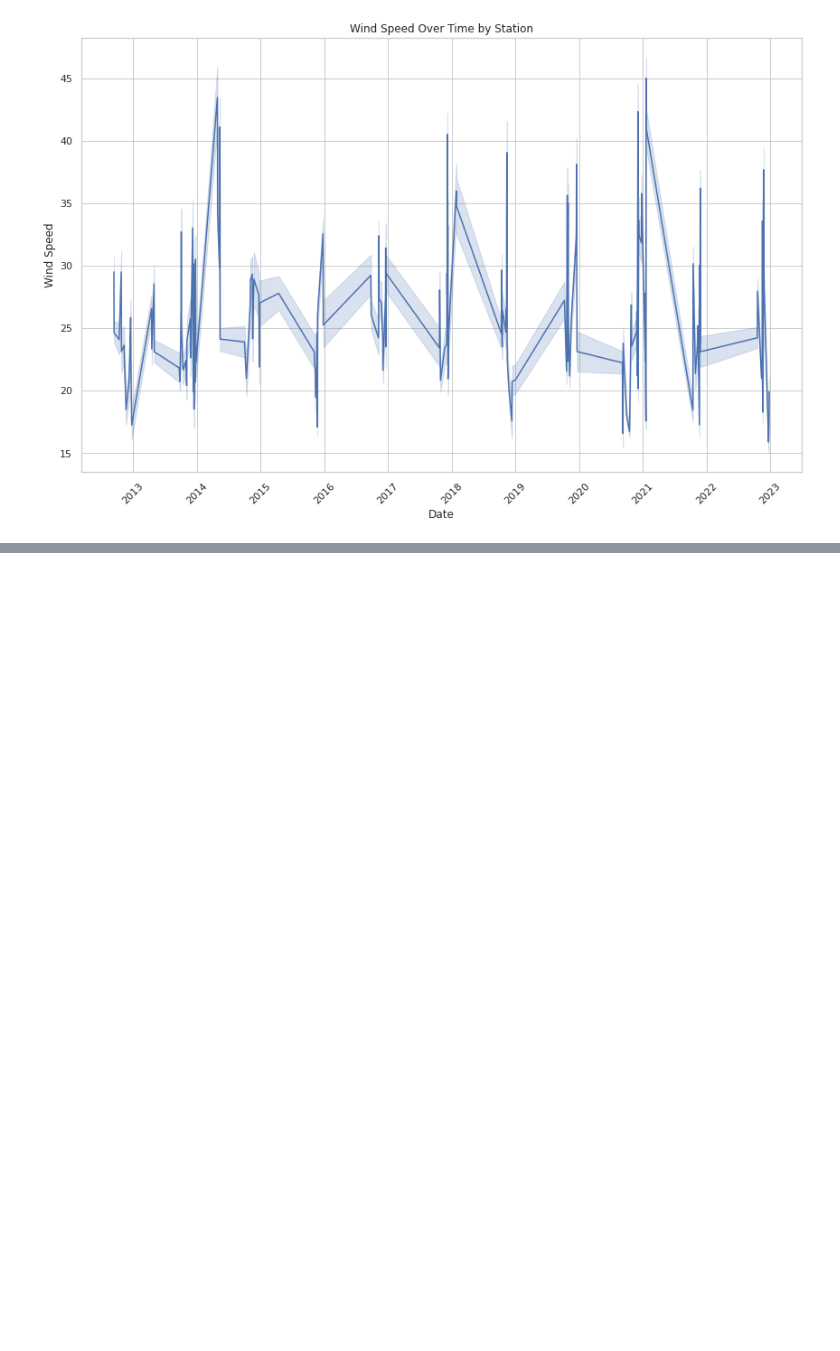
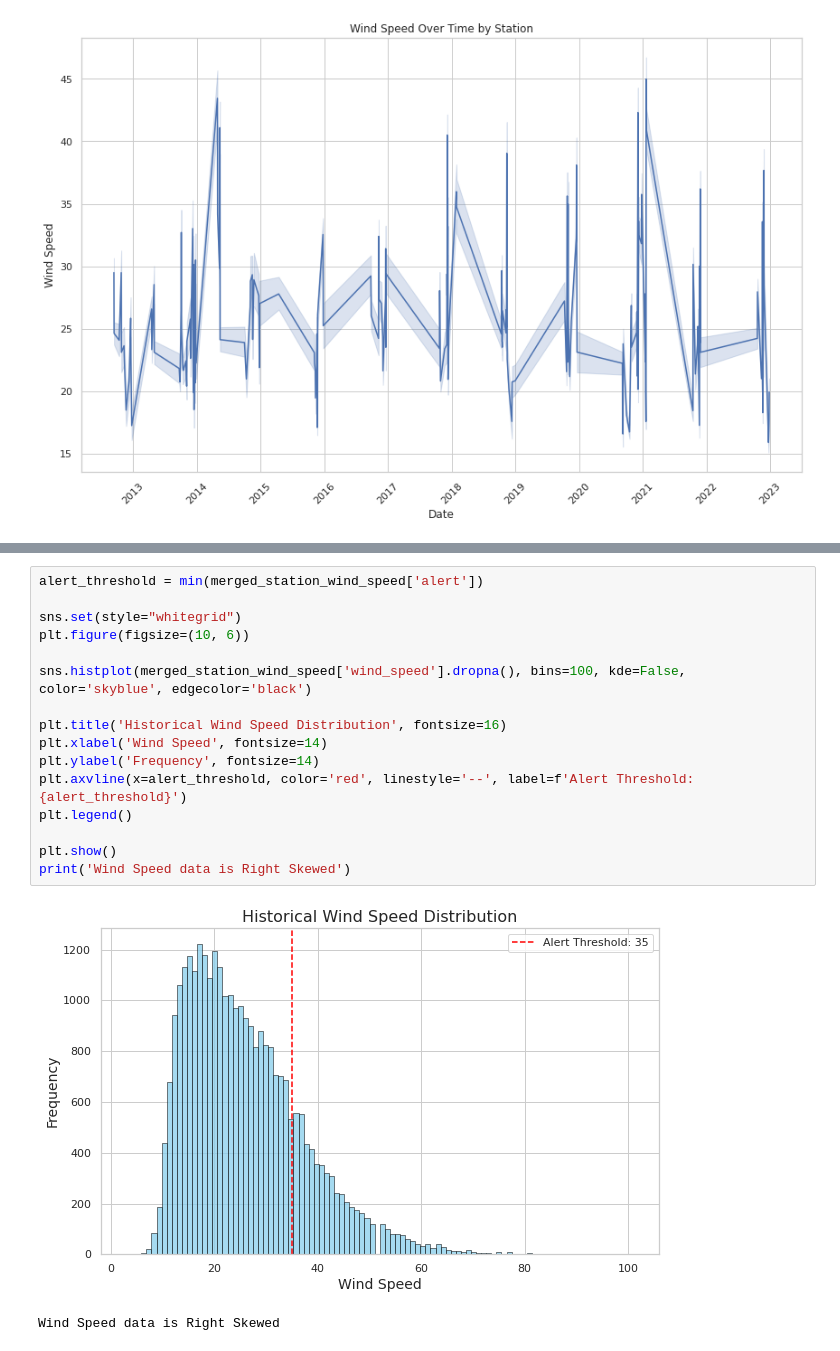
Before and after one commit to gkao25/dsc180a-wildfire, a Jupyter notebook: DSC_180A_Project1_Steven_Sahar.ipynb, the cells around one changed output, grey strips where cells are left out. Saved outputs shown, nothing was run; the diff lists cells and outputs as text; blank space fills up the shorter version.

```diff
--- a/DSC_180A_Project1_Steven_Sahar.ipynb
+++ b/DSC_180A_Project1_Steven_Sahar.ipynb
@@ -329,0 +393,19 @@ plt.show()
+# %%
+alert_threshold = min(merged_station_wind_speed['alert'])
+
+sns.set(style="whitegrid")
+plt.figure(figsize=(10, 6))
+
+sns.histplot(merged_station_wind_speed['wind_speed'].dropna(), bins=100, kde=False, color='skyblue', edgecolor='black')
+
+plt.title('Historical Wind Speed Distribution', fontsize=16)
+plt.xlabel('Wind Speed', fontsize=14)
+plt.ylabel('Frequency', fontsize=14)
+plt.axvline(x=alert_threshold, color='red', linestyle='--', label=f'Alert Threshold: {alert_threshold}')
+plt.legend()
+
+plt.show()
+print('Wind Speed data is Right Skewed')
+# %% [output]
+[figure, added]
+Wind Speed data is Right Skewed
```
Also changed, not shown: parts of 16 cells of this notebook, 2 other files.
